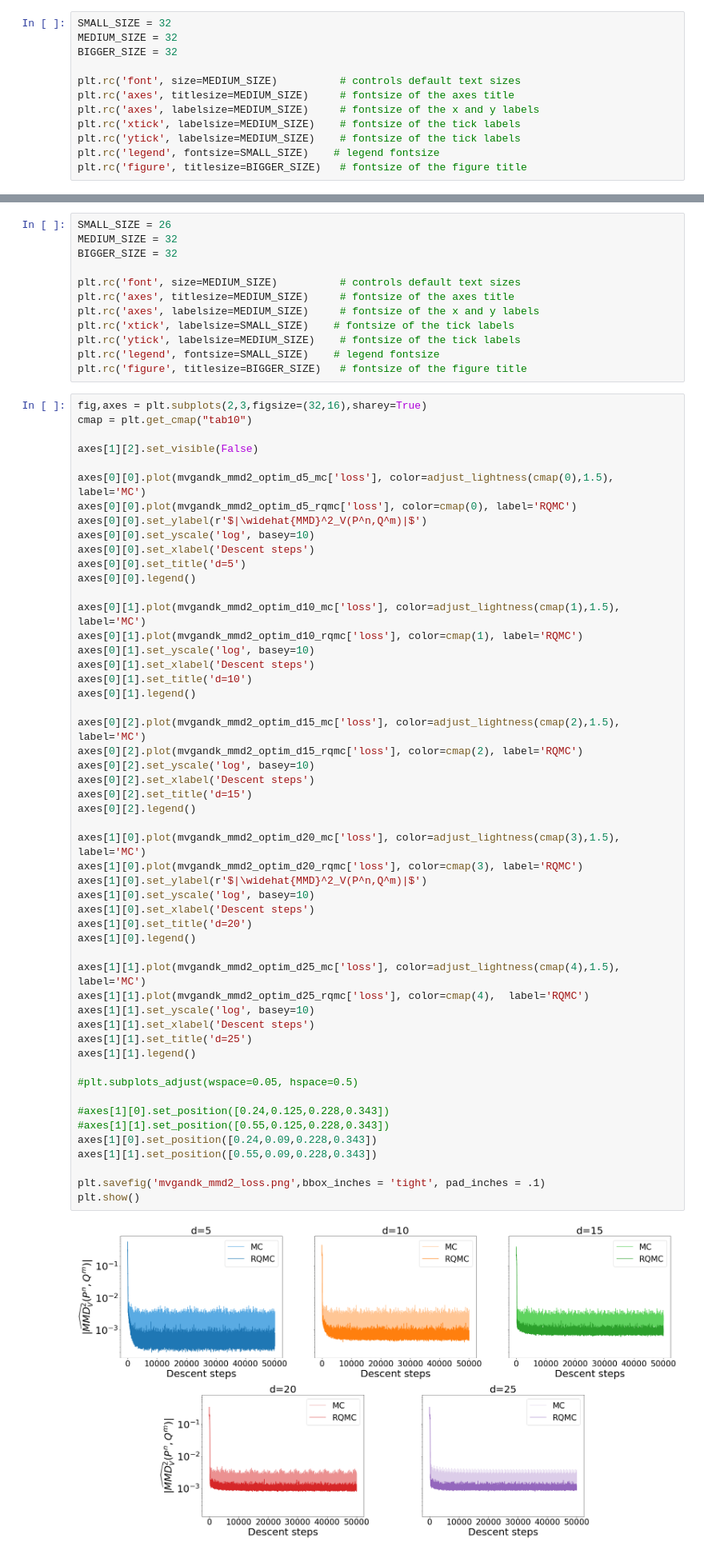
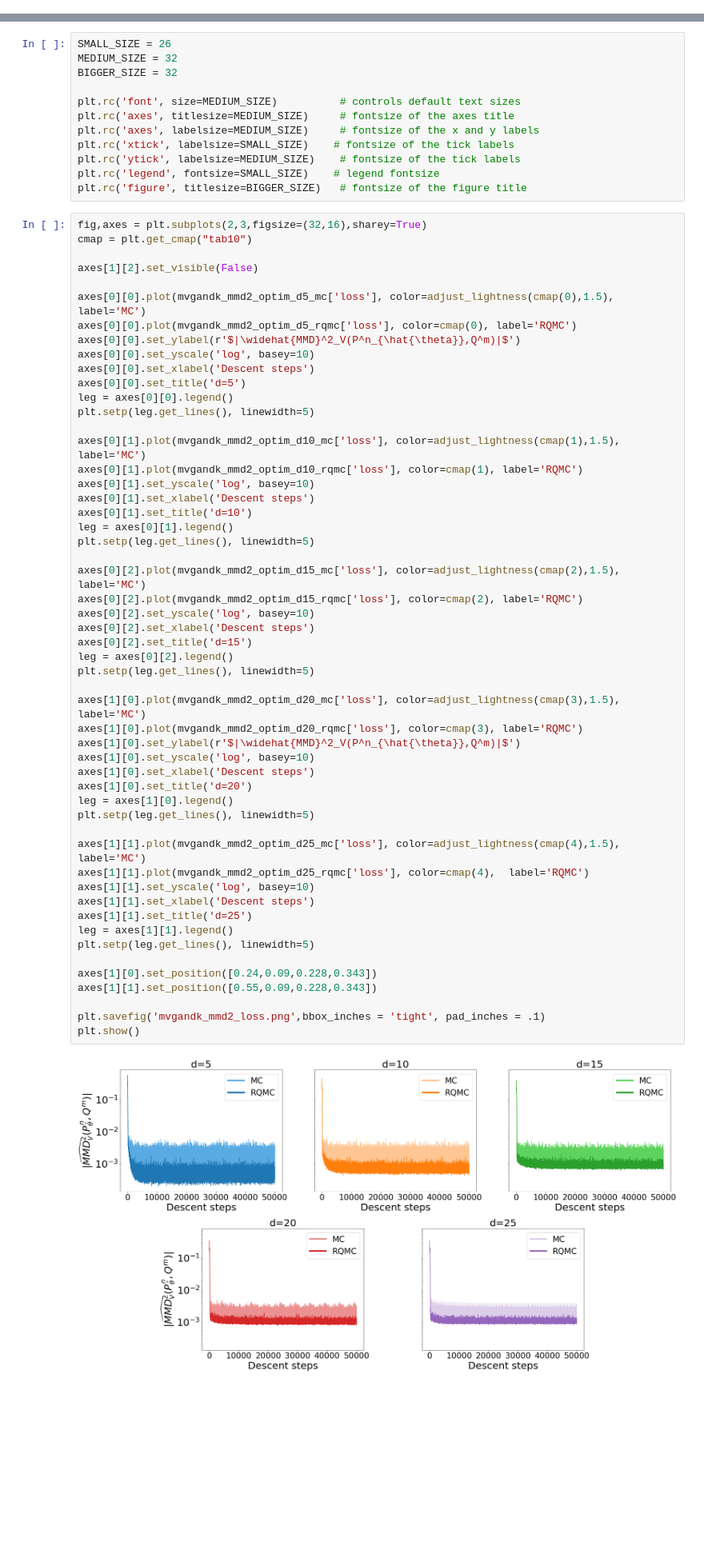
Before and after one commit to johannnamr/Discrepancy-based-inference-using-QMC, a Jupyter notebook: Visualisations/Inference.ipynb, the cells around one changed output, grey strips where cells are left out. Shown at 80% size. Cells and saved outputs as stored; diff of their text form; blank space fills up the shorter version.

```diff
--- a/Visualisations/Inference.ipynb
+++ b/Visualisations/Inference.ipynb
@@ -1647,15 +1228,3 @@ Plot of the absolute error of the individual estimates for the multivariate g-an
-# %%
-SMALL_SIZE = 32
-MEDIUM_SIZE = 32
-BIGGER_SIZE = 32
-
-plt.rc('font', size=MEDIUM_SIZE)          # controls default text sizes
-plt.rc('axes', titlesize=MEDIUM_SIZE)     # fontsize of the axes title
-plt.rc('axes', labelsize=MEDIUM_SIZE)     # fontsize of the x and y labels
-plt.rc('xtick', labelsize=MEDIUM_SIZE)    # fontsize of the tick labels
-plt.rc('ytick', labelsize=MEDIUM_SIZE)    # fontsize of the tick labels
-plt.rc('legend', fontsize=SMALL_SIZE)    # legend fontsize
-plt.rc('figure', titlesize=BIGGER_SIZE)   # fontsize of the figure title
 # %%
 fig,(ax1,ax2,ax3,ax4,ax5) = plt.subplots(1,5,figsize=(38,8),sharey='row')
 cmap = plt.get_cmap("tab10")
@@ -1796,49 +1350,50 @@ axes[1][2].set_visible(False)
 
 axes[0][0].plot(mvgandk_mmd2_optim_d5_mc['loss'], color=adjust_lightness(cmap(0),1.5), label='MC')
 axes[0][0].plot(mvgandk_mmd2_optim_d5_rqmc['loss'], color=cmap(0), label='RQMC')
-axes[0][0].set_ylabel(r'$|\widehat{MMD}^2_V(P^n,Q^m)|$')
+axes[0][0].set_ylabel(r'$|\widehat{MMD}^2_V(P^n_{\hat{\theta}},Q^m)|$')
 axes[0][0].set_yscale('log', basey=10)
 axes[0][0].set_xlabel('Descent steps')
 axes[0][0].set_title('d=5')
-axes[0][0].legend()
+leg = axes[0][0].legend()
+plt.setp(leg.get_lines(), linewidth=5)
 
 axes[0][1].plot(mvgandk_mmd2_optim_d10_mc['loss'], color=adjust_lightness(cmap(1),1.5), label='MC')
 axes[0][1].plot(mvgandk_mmd2_optim_d10_rqmc['loss'], color=cmap(1), label='RQMC')
 axes[0][1].set_yscale('log', basey=10)
 axes[0][1].set_xlabel('Descent steps')
 axes[0][1].set_title('d=10')
-axes[0][1].legend()
+leg = axes[0][1].legend()
+plt.setp(leg.get_lines(), linewidth=5)
 
 axes[0][2].plot(mvgandk_mmd2_optim_d15_mc['loss'], color=adjust_lightness(cmap(2),1.5), label='MC')
 axes[0][2].plot(mvgandk_mmd2_optim_d15_rqmc['loss'], color=cmap(2), label='RQMC')
 axes[0][2].set_yscale('log', basey=10)
 axes[0][2].set_xlabel('Descent steps')
 axes[0][2].set_title('d=15')
-axes[0][2].legend()
+leg = axes[0][2].legend()
+plt.setp(leg.get_lines(), linewidth=5)
 
 axes[1][0].plot(mvgandk_mmd2_optim_d20_mc['loss'], color=adjust_lightness(cmap(3),1.5), label='MC')
 axes[1][0].plot(mvgandk_mmd2_optim_d20_rqmc['loss'], color=cmap(3), label='RQMC')
-axes[1][0].set_ylabel(r'$|\widehat{MMD}^2_V(P^n,Q^m)|$')
+axes[1][0].set_ylabel(r'$|\widehat{MMD}^2_V(P^n_{\hat{\theta}},Q^m)|$')
 axes[1][0].set_yscale('log', basey=10)
 axes[1][0].set_xlabel('Descent steps')
 axes[1][0].set_title('d=20')
-axes[1][0].legend()
+leg = axes[1][0].legend()
+plt.setp(leg.get_lines(), linewidth=5)
 
 axes[1][1].plot(mvgandk_mmd2_optim_d25_mc['loss'], color=adjust_lightness(cmap(4),1.5), label='MC')
 axes[1][1].plot(mvgandk_mmd2_optim_d25_rqmc['loss'], color=cmap(4),  label='RQMC')
 axes[1][1].set_yscale('log', basey=10)
 axes[1][1].set_xlabel('Descent steps')
 axes[1][1].set_title('d=25')
-axes[1][1].legend()
+leg = axes[1][1].legend()
+plt.setp(leg.get_lines(), linewidth=5)
 
-#plt.subplots_adjust(wspace=0.05, hspace=0.5)
-
-#axes[1][0].set_position([0.24,0.125,0.228,0.343])
-#axes[1][1].set_position([0.55,0.125,0.228,0.343])
 axes[1][0].set_position([0.24,0.09,0.228,0.343])
 axes[1][1].set_position([0.55,0.09,0.228,0.343])
 
 plt.savefig('mvgandk_mmd2_loss.png',bbox_inches = 'tight', pad_inches = .1)
 plt.show()
 # %% [output]
-[figure, old version]
+[figure, new version]
```
Also changed, not shown: parts of 34 cells of this notebook.
